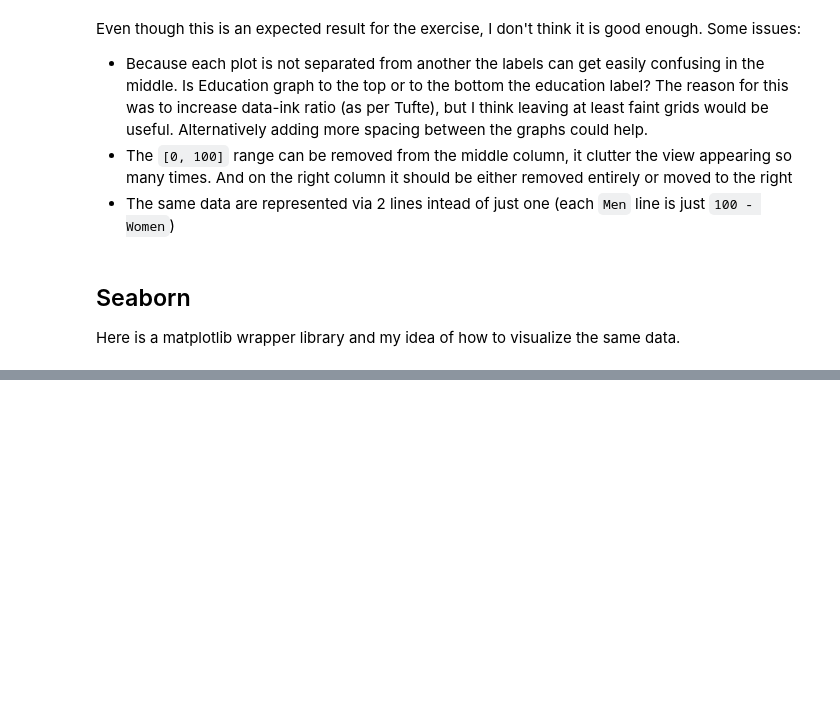
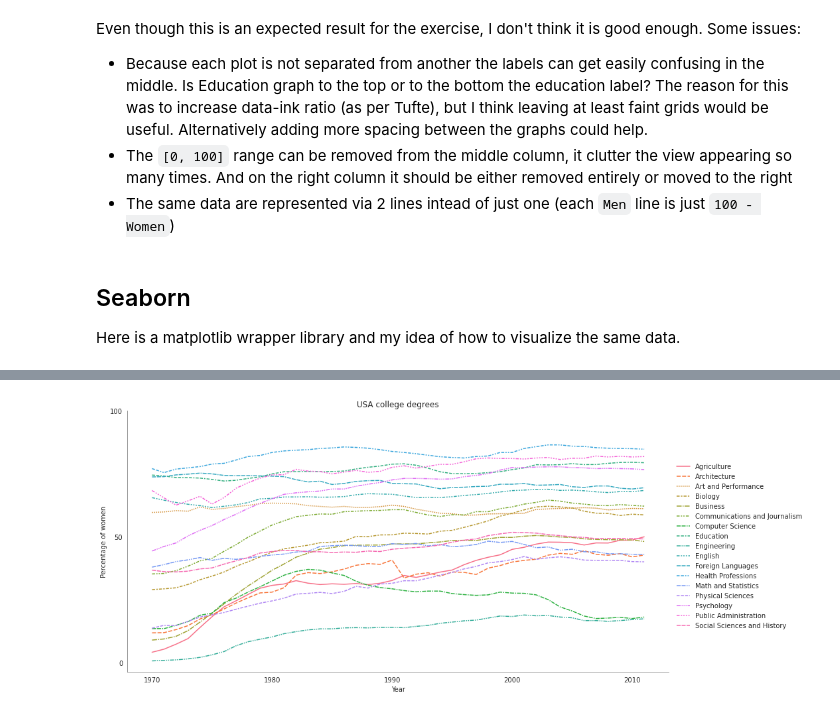
Before and after one commit to EvgeniiaVak/VakarinaDataQuest, a Jupyter notebook: college_majors_ernings/Visualizing The Gender Gap In College Degrees.ipynb, the cells around one changed output, grey strips where cells are left out. Drawn from its saved outputs; the diff is of its cells as text; code cells hidden in the pictures; blank space fills up the shorter version.

```diff
--- a/college_majors_ernings/Visualizing The Gender Gap In College Degrees.ipynb
+++ b/college_majors_ernings/Visualizing The Gender Gap In College Degrees.ipynb
@@ -99,3 +99,5 @@ Even though this is an expected result for the exercise, I don't think it is goo
 ## Seaborn
 
 Here is a matplotlib wrapper library and my idea of how to visualize the same data.
+# %%
+sns.set_style('white', {'axes.edgecolor':'gray'})
@@ -101,0 +113,20 @@ Here is a matplotlib wrapper library and my idea of how to visualize the same da
+# %%
+# make colors consistent for each category over the 4 line charts
+colors = pd.Series(index=women_degrees.columns, data=sns.color_palette("husl", len(women_degrees.columns)))
+
+
+def line_chart(data):
+    pallete = colors[data.columns].tolist()
+    all_cat_plot = sns.relplot(
+        data=data,
+        height=6, aspect=2,
+        kind="line",
+        palette=pallete
+    )
+    all_cat_plot.set(yticks=[0, 50, 100], ylabel='Percentage of women', title="USA college degrees")
+
+    plt.show()
+
+line_chart(women_degrees)
+# %% [output]
+[figure, added]
```
Also changed, not shown: parts of 16 cells of this notebook, 1 other file.
